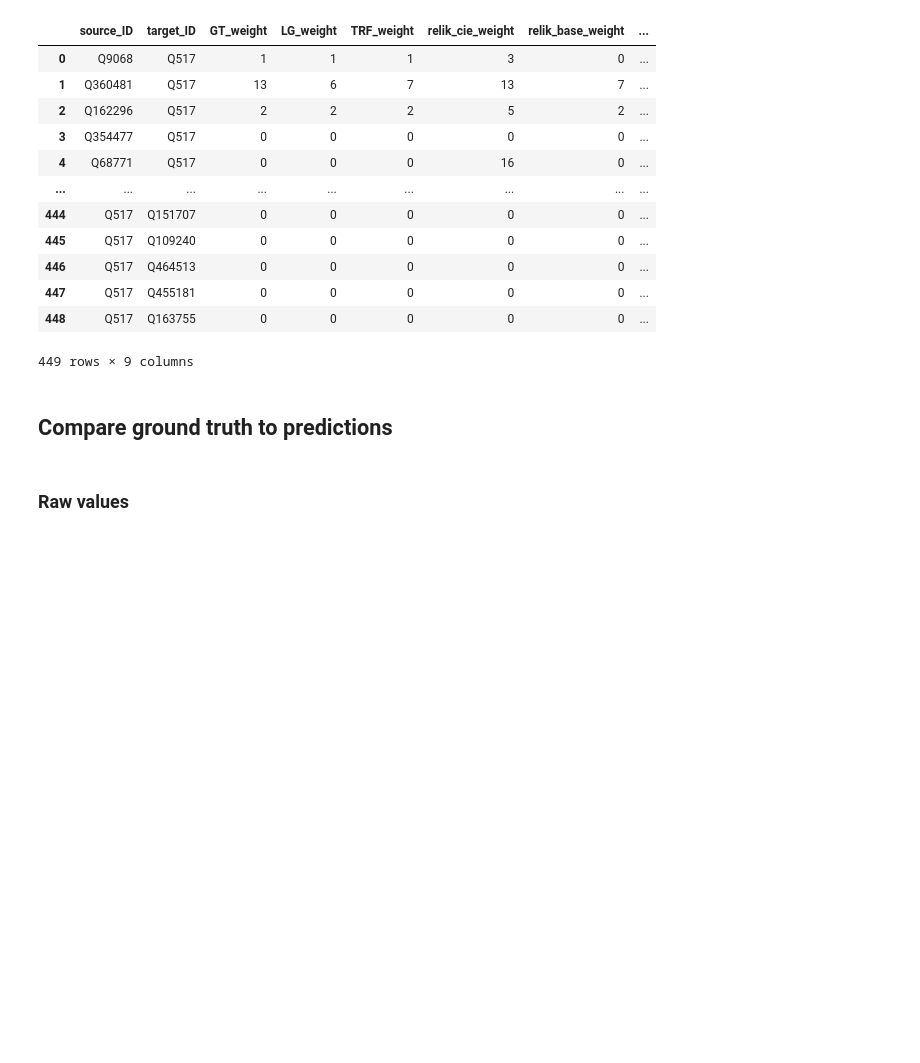
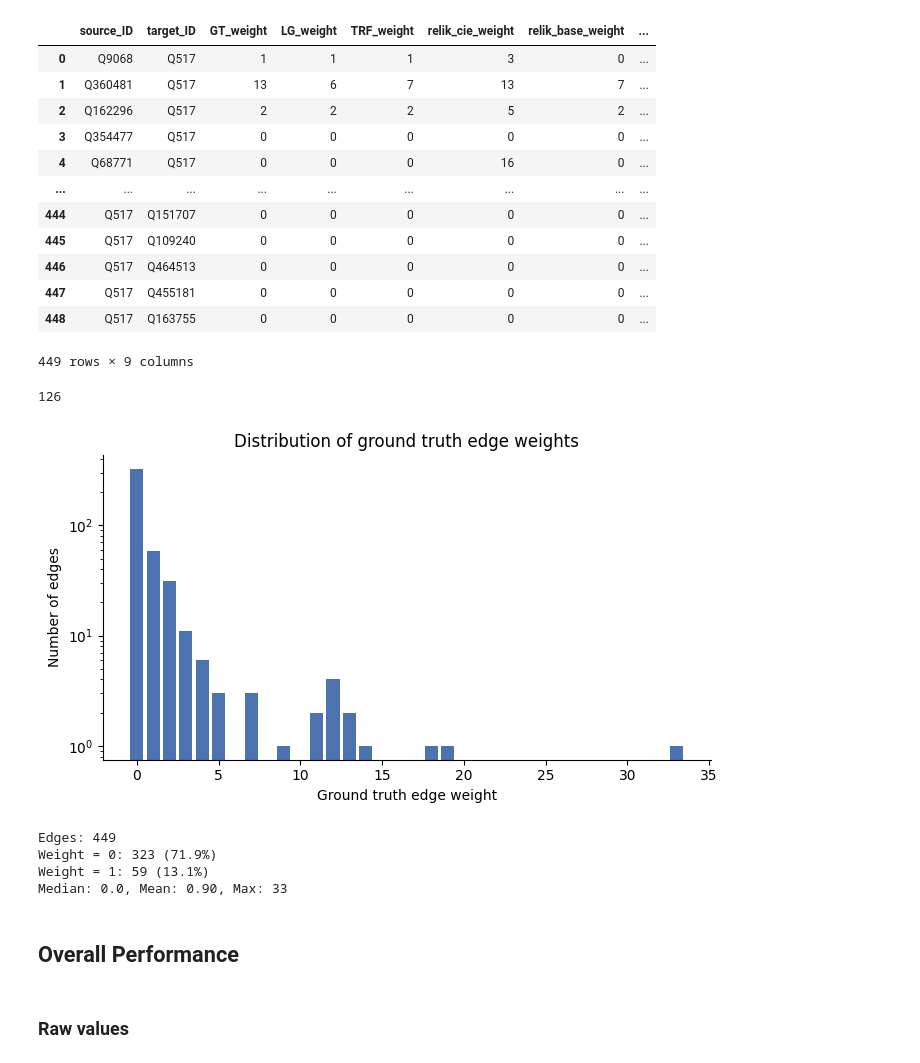
Before and after one commit to Karima-m/BSc_Project_Fall2026, a Jupyter notebook: notebooks/06_analysis.ipynb, the cells around one changed output. Drawn from its saved outputs; the diff is of its cells as text; code cells hidden in the pictures; blank space fills up the shorter version.

```diff
--- a/notebooks/06_analysis.ipynb
+++ b/notebooks/06_analysis.ipynb
@@ -27,8 +29,42 @@ weight_df
 | 447 | Q517 | Q455181 | 0 | 0 | 0 | 0 | 0 | ... |
 | 448 | Q517 | Q163755 | 0 | 0 | 0 | 0 | 0 | ... |
 449 rows × 9 columns
-# %% [markdown]
-## Compare ground truth to predictions
+# %%
+# Edges with GT=0
+len(weight_df[weight_df['GT_weight']>0])
+# %% [output]
+126
+# %%
+gt = weight_df['GT_weight'].astype(int)
+counts = gt.value_counts().sort_index()
+
+fig, ax = plt.subplots(figsize=(7, 4))
+ax.bar(counts.index, counts.values, width=0.8, color='#4C72B0')
+
+ax.set_xlabel('Ground truth edge weight')
+ax.set_ylabel('Number of edges')
+ax.set_yscale('log')
+ax.set_title('Distribution of ground truth edge weights')
+ax.spines[['top', 'right']].set_visible(False)
+
+plt.tight_layout()
+plt.savefig('plots/gt_weight_distribution.pdf', bbox_inches='tight')
+plt.show()
+# %% [output]
+[figure, added]
+# %%
+# Summary
+print(f"Edges: {len(gt)}")
+print(f"Weight = 0: {(gt == 0).sum()} ({(gt == 0).mean():.1%})")
+print(f"Weight = 1: {(gt == 1).sum()} ({(gt == 1).mean():.1%})")
+print(f"Median: {gt.median()}, Mean: {gt.mean():.2f}, Max: {gt.max()}")
+# %% [output]
+Edges: 449
+Weight = 0: 323 (71.9%)
+Weight = 1: 59 (13.1%)
+Median: 0.0, Mean: 0.90, Max: 33
+# %% [markdown]
+## Overall Performance
 # %%
 models = [
     ('spotlight_weight', 'Spotlight'),
```
Also changed, not shown: parts of 14 cells of this notebook, 2 other files.
